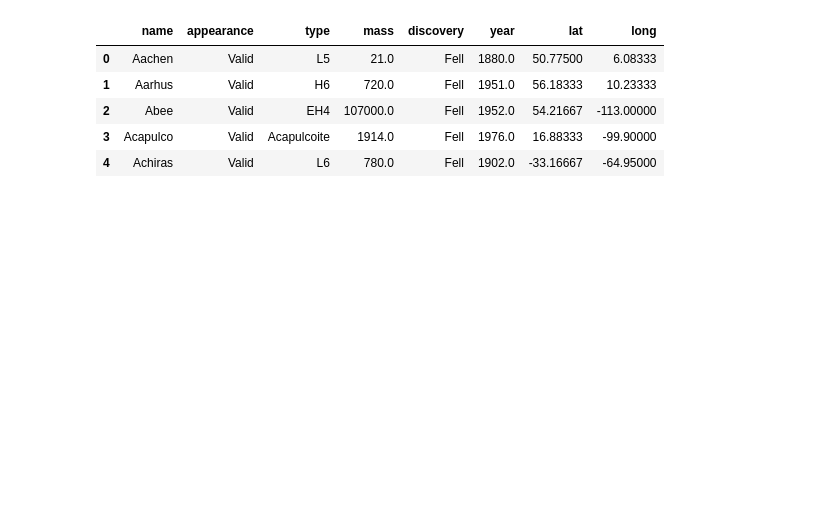
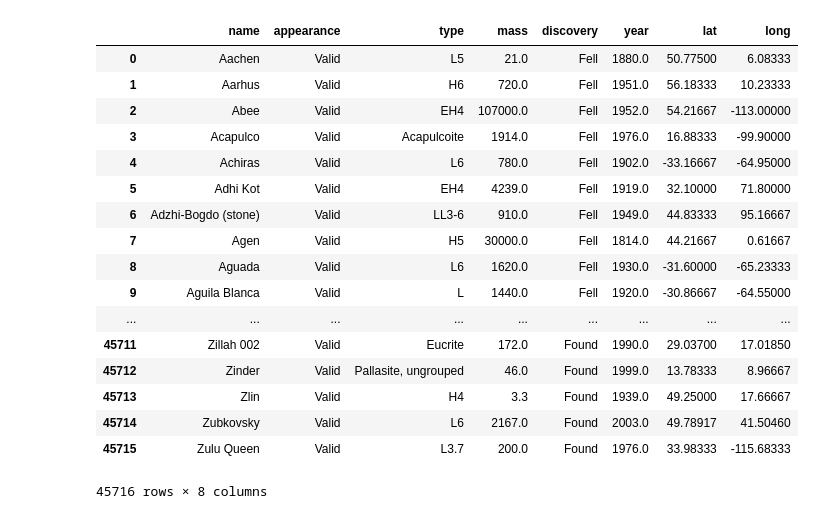
Before and after one commit to fcoba/Project-1, a Jupyter notebook: Coba_Project_1.ipynb, the cells around one changed output. Saved outputs shown, nothing was run; the diff lists cells and outputs as text; code cells hidden in the pictures; blank space fills up the shorter version.

```diff
--- a/Coba_Project_1.ipynb
+++ b/Coba_Project_1.ipynb
@@ -36,11 +36,23 @@ meteor.head()
 # %%
 #Dropping some unecessary columns
 meteor = meteor.drop(columns = ["id", "coordinates"])
-meteor.head()
+meteor
 # %% [output]
 |  | name | appearance | type | mass | discovery | year | lat | long |
 | 0 | Aachen | Valid | L5 | 21.0 | Fell | 1880.0 | 50.77500 | 6.08333 |
 | 1 | Aarhus | Valid | H6 | 720.0 | Fell | 1951.0 | 56.18333 | 10.23333 |
 | 2 | Abee | Valid | EH4 | 107000.0 | Fell | 1952.0 | 54.21667 | -113.00000 |
 | 3 | Acapulco | Valid | Acapulcoite | 1914.0 | Fell | 1976.0 | 16.88333 | -99.90000 |
 | 4 | Achiras | Valid | L6 | 780.0 | Fell | 1902.0 | -33.16667 | -64.95000 |
+| 5 | Adhi Kot | Valid | EH4 | 4239.0 | Fell | 1919.0 | 32.10000 | 71.80000 |
+| 6 | Adzhi-Bogdo (stone) | Valid | LL3-6 | 910.0 | Fell | 1949.0 | 44.83333 | 95.16667 |
+| 7 | Agen | Valid | H5 | 30000.0 | Fell | 1814.0 | 44.21667 | 0.61667 |
+| 8 | Aguada | Valid | L6 | 1620.0 | Fell | 1930.0 | -31.60000 | -65.23333 |
+| 9 | Aguila Blanca | Valid | L | 1440.0 | Fell | 1920.0 | -30.86667 | -64.55000 |
+| ... | ... | ... | ... | ... | ... | ... | ... | ... |
+| 45711 | Zillah 002 | Valid | Eucrite | 172.0 | Found | 1990.0 | 29.03700 | 17.01850 |
+| 45712 | Zinder | Valid | Pallasite, ungrouped | 46.0 | Found | 1999.0 | 13.78333 | 8.96667 |
+| 45713 | Zlin | Valid | H4 | 3.3 | Found | 1939.0 | 49.25000 | 17.66667 |
+| 45714 | Zubkovsky | Valid | L6 | 2167.0 | Found | 2003.0 | 49.78917 | 41.50460 |
+| 45715 | Zulu Queen | Valid | L3.7 | 200.0 | Found | 1976.0 | 33.98333 | -115.68333 |
+45716 rows × 8 columns
```
Also changed, not shown: 1 other file.
